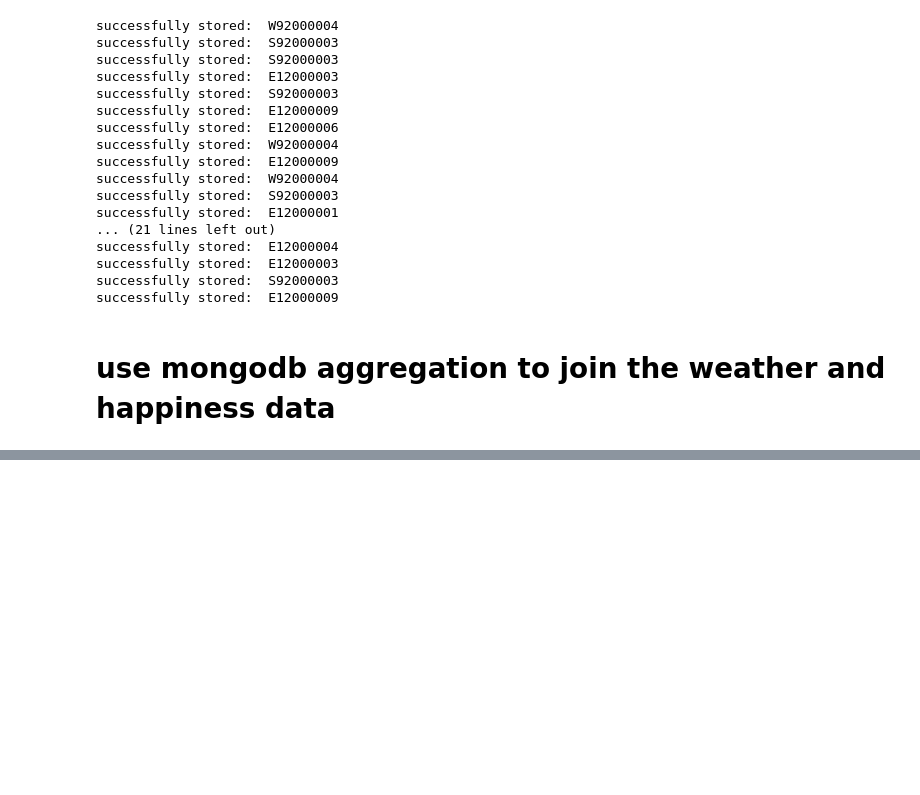
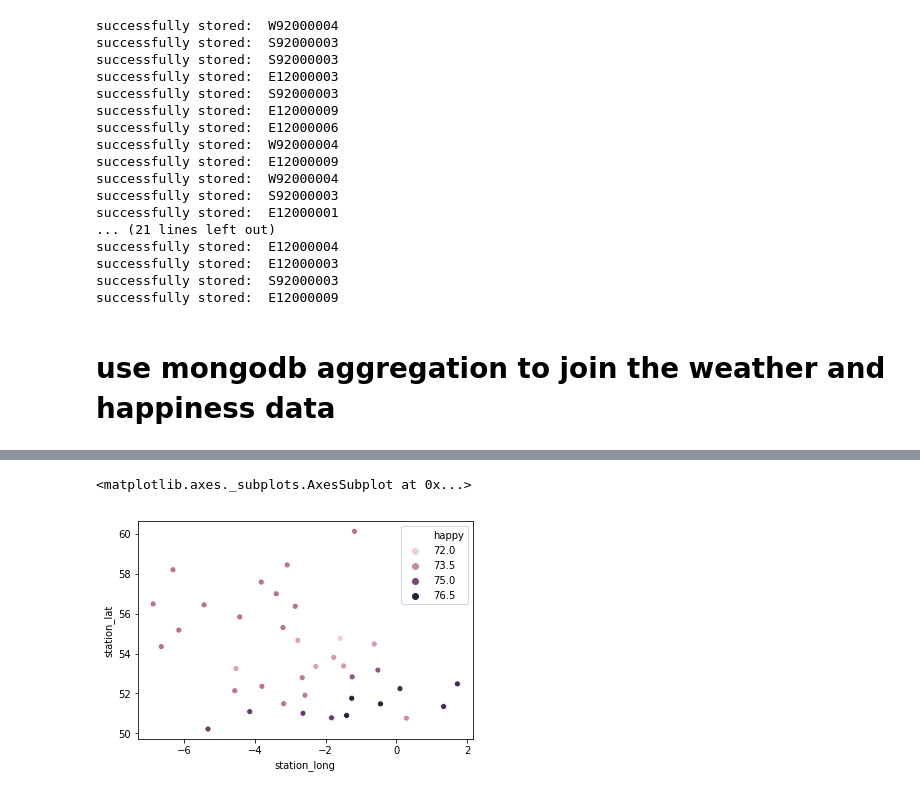
Before and after one commit to mukeswebrian/Analysing-the-impact-of-weather-on-self-reported-happiness, a Jupyter notebook: join_happiness_and_weather_data.ipynb, the cells around one changed output, grey strips where cells are left out. Saved outputs shown, nothing was run; the diff lists cells and outputs as text; code cells hidden in the pictures; blank space fills up the shorter version.

```diff
--- a/join_happiness_and_weather_data.ipynb
+++ b/join_happiness_and_weather_data.ipynb
@@ -422,0 +436,14 @@ sns.pairplot(joined[to_plot])
+# %%
+# Combine happiness data into two categories happy and unhappy
+
+happy = joined.high_7_8 + joined.vhigh_9_10
+happy.name = "happy"
+unhappy = joined.low_0_4 + joined.medium_5_6
+unhappy.name = "unhappy"
+coordinates = ["station_lat", "station_long"]
+
+happiness_binary = pd.concat([joined[coordinates],happy,unhappy], axis=1)
+sns.scatterplot(data=happiness_binary, x="station_long", y="station_lat", hue="happy")
+# %% [output]
+<matplotlib.axes._subplots.AxesSubplot at 0x...>
+[figure, added]
```
Also changed, not shown: parts of 14 cells of this notebook, 14 other files.
